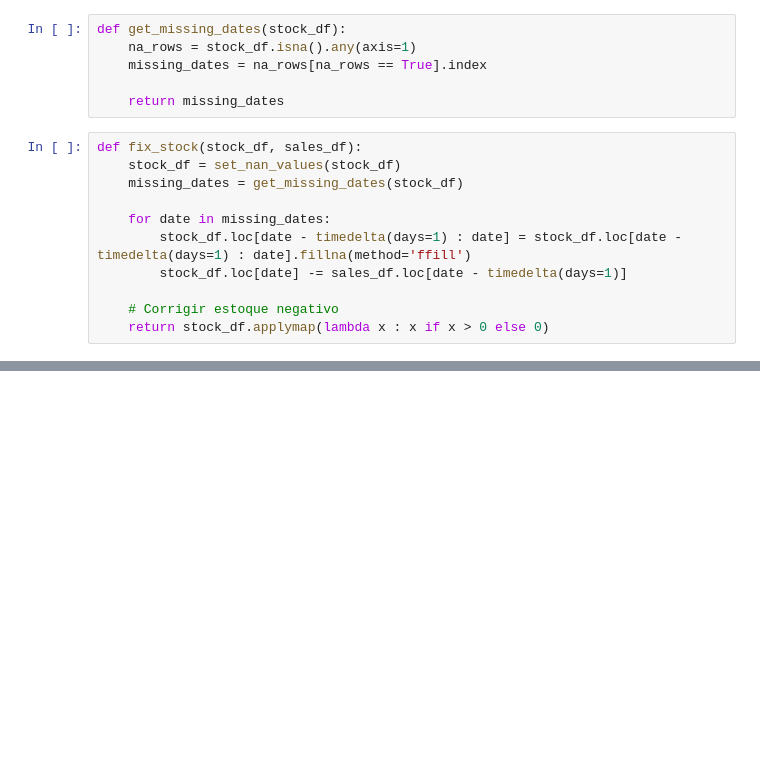
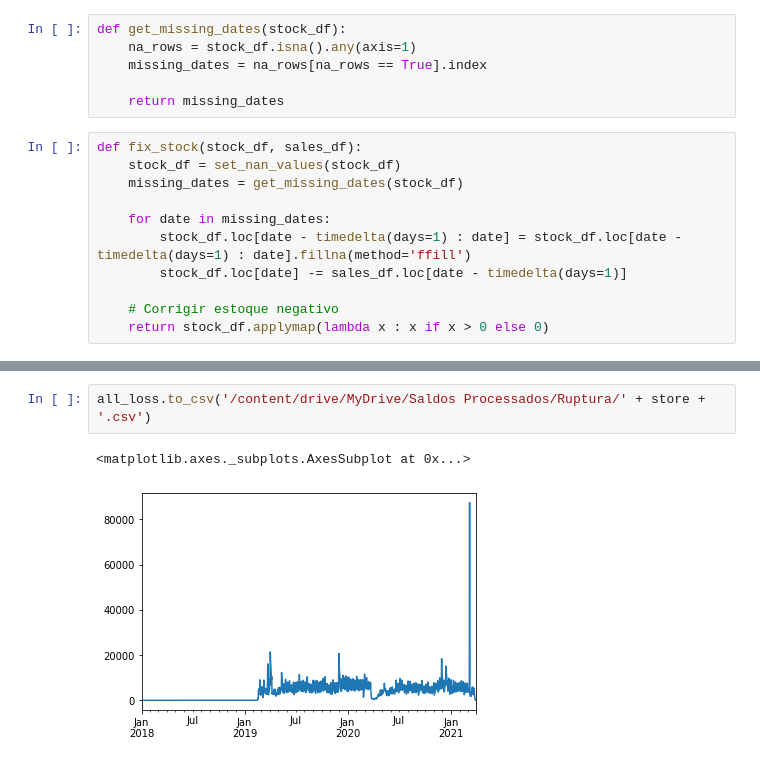
Before and after one commit to LuyzaDomingos/PrevisaoVendasFinalVersion, a Jupyter notebook: previsao/Ruptura.ipynb, the cells around one changed output, grey strips where cells are left out. Cells and saved outputs as stored; diff of their text form; blank space fills up the shorter version.

```diff
--- a/previsao/Ruptura.ipynb
+++ b/previsao/Ruptura.ipynb
@@ -72,0 +152,5 @@ for store in stores:
+# %%
+all_loss.to_csv('/content/drive/MyDrive/Saldos Processados/Ruptura/' + store + '.csv')
+# %% [output]
+<matplotlib.axes._subplots.AxesSubplot at 0x...>
+[figure, added]
```
Also changed, not shown: parts of 10 cells of this notebook, 1 other file.
